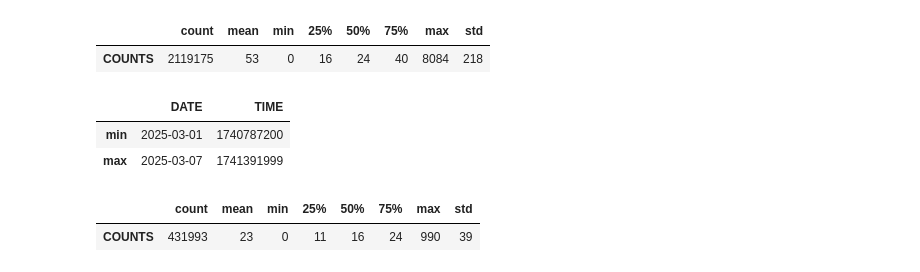
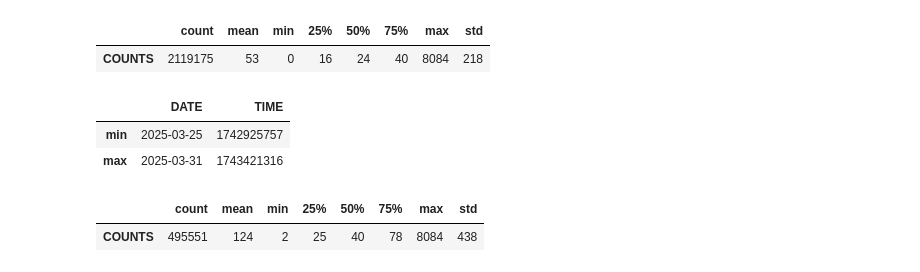
Before and after one commit to thecont1/aditya-L1-solar-explorer, a Jupyter notebook: sun-explorer.ipynb, the cells around one changed output. Saved outputs shown, nothing was run; the diff lists cells and outputs as text; code cells hidden in the pictures.

```diff
--- a/sun-explorer.ipynb
+++ b/sun-explorer.ipynb
@@ -196,47 +194,65 @@ display(SoLEXS_df.describe().loc[:, ['COUNTS']].T.astype(int))
 | max | 2025-03-31 | 1743465599 |
 |  | count | mean | min | 25% | 50% | 75% | max | std |
 | COUNTS | 2119175 | 53 | 0 | 16 | 24 | 40 | 8084 | 218 |
+# %%
+start_date = '2025-03-25'
+start_time = '18:02:37'
+end_date   = '2025-03-31'
+end_time   = '12:18:03'
+
+gap = 60    # Seconds of inactivity to split events
+sigma = 5   # Threshold = median + sigma * std
 # %%
-start_date = '2025-03-01'
-end_date   = '2025-03-07'
+# Filter by date range and time offset first
+df = SoLEXS_df[
+    (SoLEXS_df['DATE'] >= start_date) &
+    (SoLEXS_df['DATE'] <= end_date)
+].copy()
 
-df = SoLEXS_df[(SoLEXS_df['DATE'] >= start_date) & (SoLEXS_df['DATE'] <= end_date)].copy()
+h, m, s = map(int, start_time.split(':'))
+start_index = h * 3600 + m * 60 + s
+
+h, m, s = map(int, end_time.split(':'))
+end_index = len(df) - (h * 3600 + m * 60 + s)
+
+df = df.iloc[start_index:end_index]
+
+# Display stats
 display(df.loc[:, ['DATE', 'TIME']].apply(['min', 'max'], axis=0))
 display(df.describe().loc[:, ['COUNTS']].T.astype(int))
-
-gap = 60    # Seconds of inactivity to split events
-sigma = 5   # Threshold = median + sigma * std
 
 times = df['TIME']
 counts = df['COUNTS']
 
 # Return sorted unique unix times where counts exceed median + sigma*std.
 med, std = np.nanmedian(counts), np.nanstd(counts)
 mask = counts > (med + sigma*std)
 spikes = np.unique(times[mask])
 
+flares = []
 if spikes.size == 0:
     print("No flares detected.")
 else:
     groups = [[spikes[0]]]
     for t in spikes[1:]:
         if t - groups[-1][-1] <= gap:
             groups[-1].append(t)
         else:
             groups.append([t])
     events = [(g[0], g[-1]) for g in groups]
     for i, ev in enumerate(events, 1):
         t0, t1 = Time(ev[0], format='unix'), Time(ev[1], format='unix')
         # midnight of that day:
         mid = Time(t0.iso[:10]+'T00:00:00', format='isot', scale='utc')
         info = {'start_iso': t0.iso,
                 'end_iso':   t1.iso,
                 'start_sod': (t0 - mid).sec,
                 'end_sod':   (t1 - mid).sec}
+        flares.append(info)
         print(f"Flare {i}: {info['start_iso']} → {info['end_iso']}")
 # %% [output]
 |  | DATE | TIME |
-| min | 2025-03-01 | 1740787200 |
-| max | 2025-03-07 | 1741391999 |
+| min | 2025-03-25 | 1742925757 |
+| max | 2025-03-31 | 1743421316 |
 |  | count | mean | min | 25% | 50% | 75% | max | std |
-| COUNTS | 431993 | 23 | 0 | 11 | 16 | 24 | 990 | 39 |
+| COUNTS | 495551 | 124 | 2 | 25 | 40 | 78 | 8084 | 438 |
```
Also changed, not shown: parts of 5 cells of this notebook.
